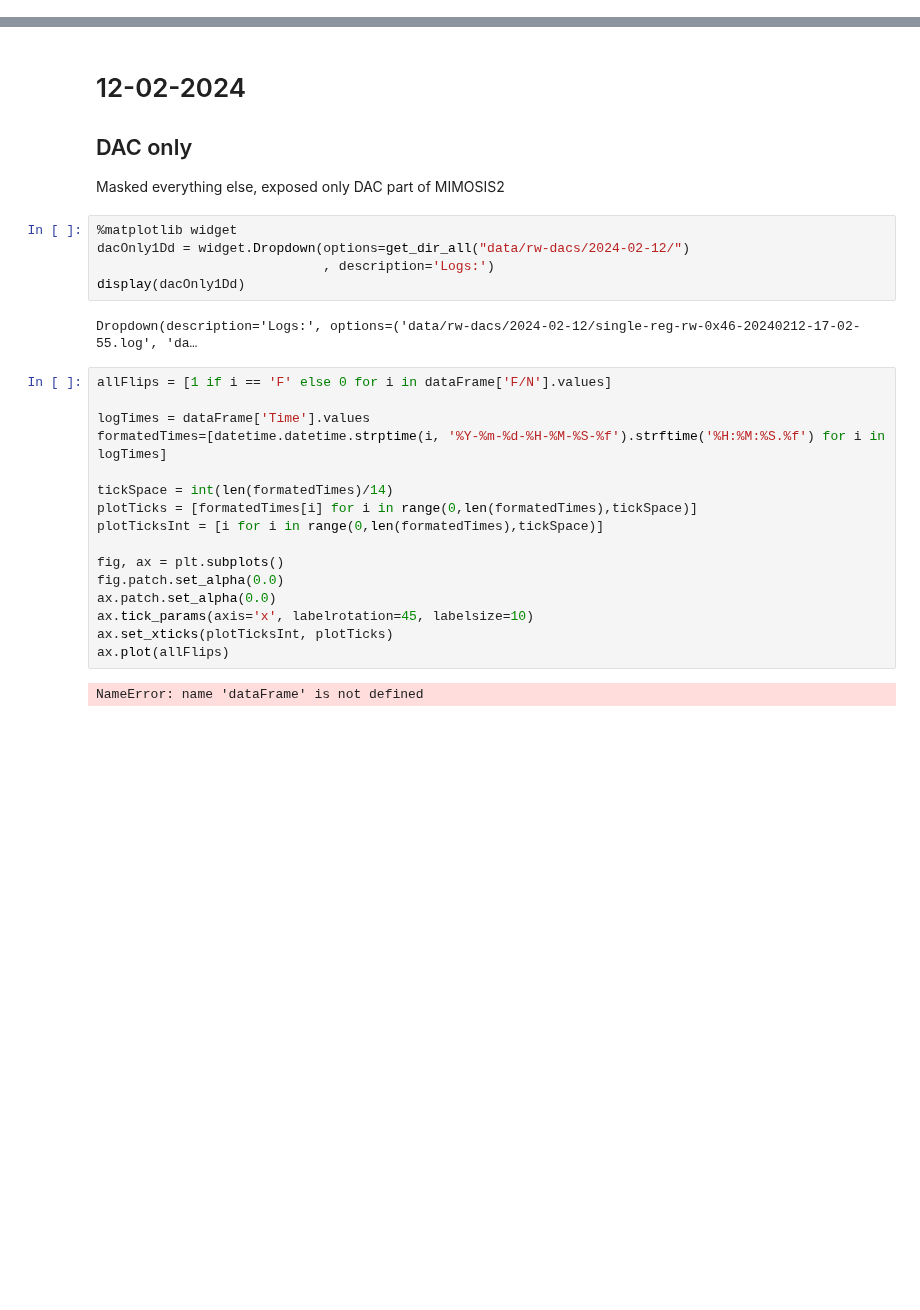
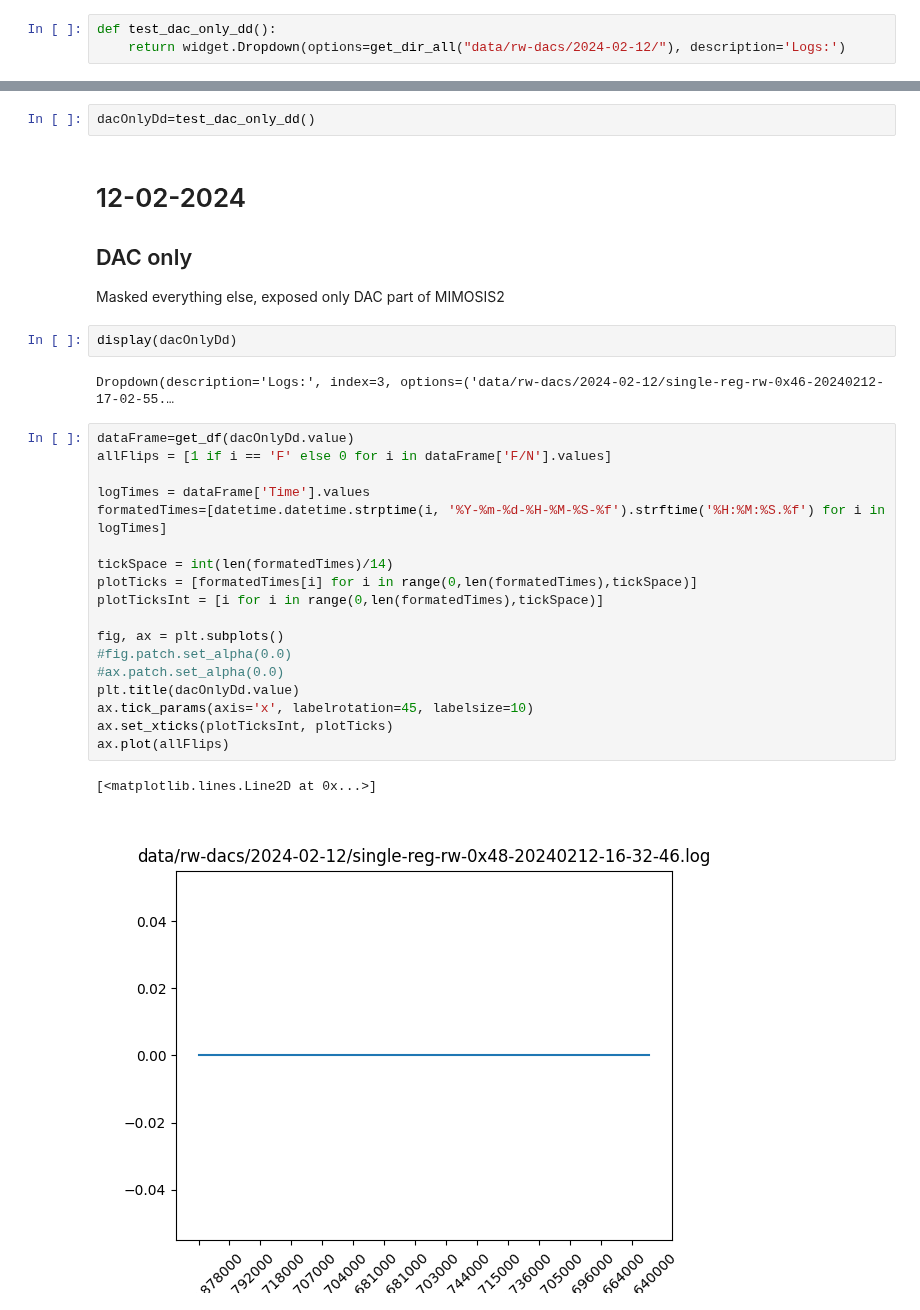
Before and after one commit to benegut/beam-time-see-2024, a Jupyter notebook: main.ipynb, the cells around one changed output, grey strips where cells are left out. Drawn from its saved outputs; the diff is of its cells as text; blank space fills up the shorter version.

```diff
--- a/main.ipynb
+++ b/main.ipynb
@@ -15,35 +16,40 @@ def get_dir_all(dir):
                 fullPath=os.path.join(root, name)
                 tmpArr.append(fullPath)
     return tmpArr
+# %%
+def test_dac_only_dd():
+    return widget.Dropdown(options=get_dir_all("data/rw-dacs/2024-02-12/"), description='Logs:')
 # %%
 def get_df(fileName):
     return pd.read_csv(fileName,delimiter='\t',header=3,names=['Time', 'R/W', 'Register', 'Data', 'F/N'])
+# %%
+dacOnlyDd=test_dac_only_dd()
 # %% [markdown]
 # 12-02-2024
 ## DAC only
 Masked everything else, exposed only DAC part of MIMOSIS2
 # %%
-%matplotlib widget
-dacOnly1Dd = widget.Dropdown(options=get_dir_all("data/rw-dacs/2024-02-12/")
-                             , description='Logs:')
-display(dacOnly1Dd)
+display(dacOnlyDd)
 # %% [output]
-Dropdown(description='Logs:', options=('data/rw-dacs/2024-02-12/single-reg-rw-0x46-20240212-17-02-55.log', 'da…
+Dropdown(description='Logs:', index=3, options=('data/rw-dacs/2024-02-12/single-reg-rw-0x46-20240212-17-02-55.…
 # %%
+dataFrame=get_df(dacOnlyDd.value)
 allFlips = [1 if i == 'F' else 0 for i in dataFrame['F/N'].values]
 
 logTimes = dataFrame['Time'].values
 formatedTimes=[datetime.datetime.strptime(i, '%Y-%m-%d-%H-%M-%S-%f').strftime('%H:%M:%S.%f') for i in logTimes]
 
 tickSpace = int(len(formatedTimes)/14)
 plotTicks = [formatedTimes[i] for i in range(0,len(formatedTimes),tickSpace)]
 plotTicksInt = [i for i in range(0,len(formatedTimes),tickSpace)]
 
 fig, ax = plt.subplots()
-fig.patch.set_alpha(0.0)
-ax.patch.set_alpha(0.0)
+#fig.patch.set_alpha(0.0)
+#ax.patch.set_alpha(0.0)
+plt.title(dacOnlyDd.value)
 ax.tick_params(axis='x', labelrotation=45, labelsize=10)
 ax.set_xticks(plotTicksInt, plotTicks)
 ax.plot(allFlips)
 # %% [output]
-NameError: name 'dataFrame' is not defined
+[<matplotlib.lines.Line2D at 0x...>]
+[figure, added]
```
Also changed, not shown: parts of 1 cell of this notebook, 1 other file.
